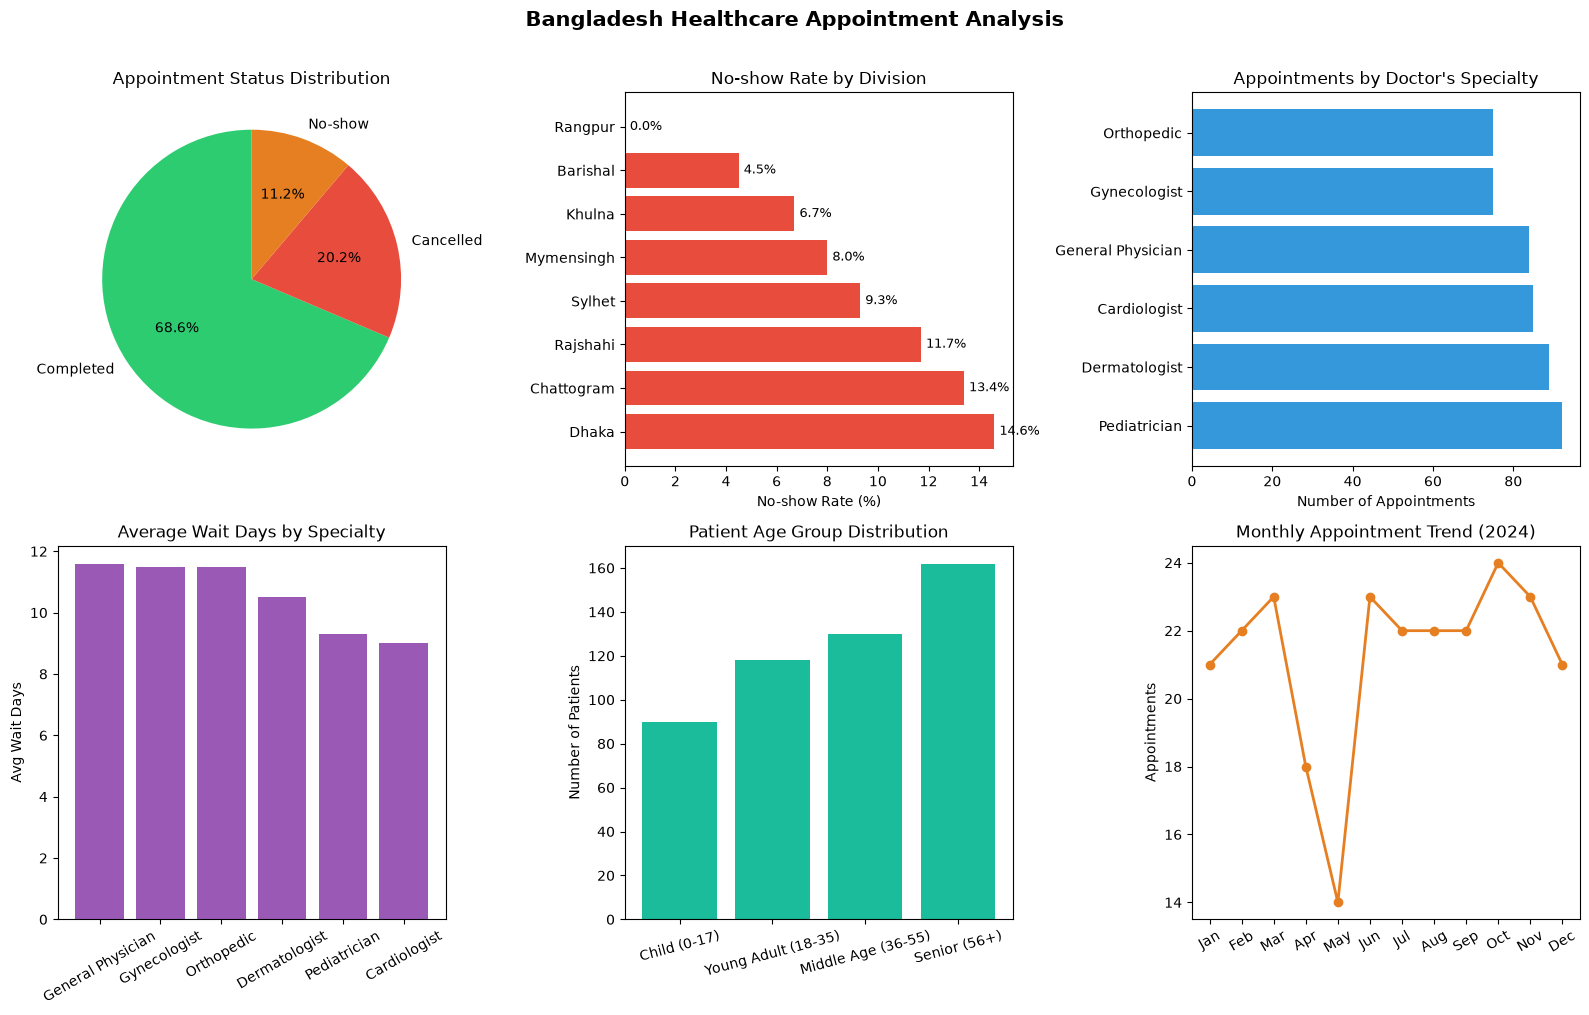
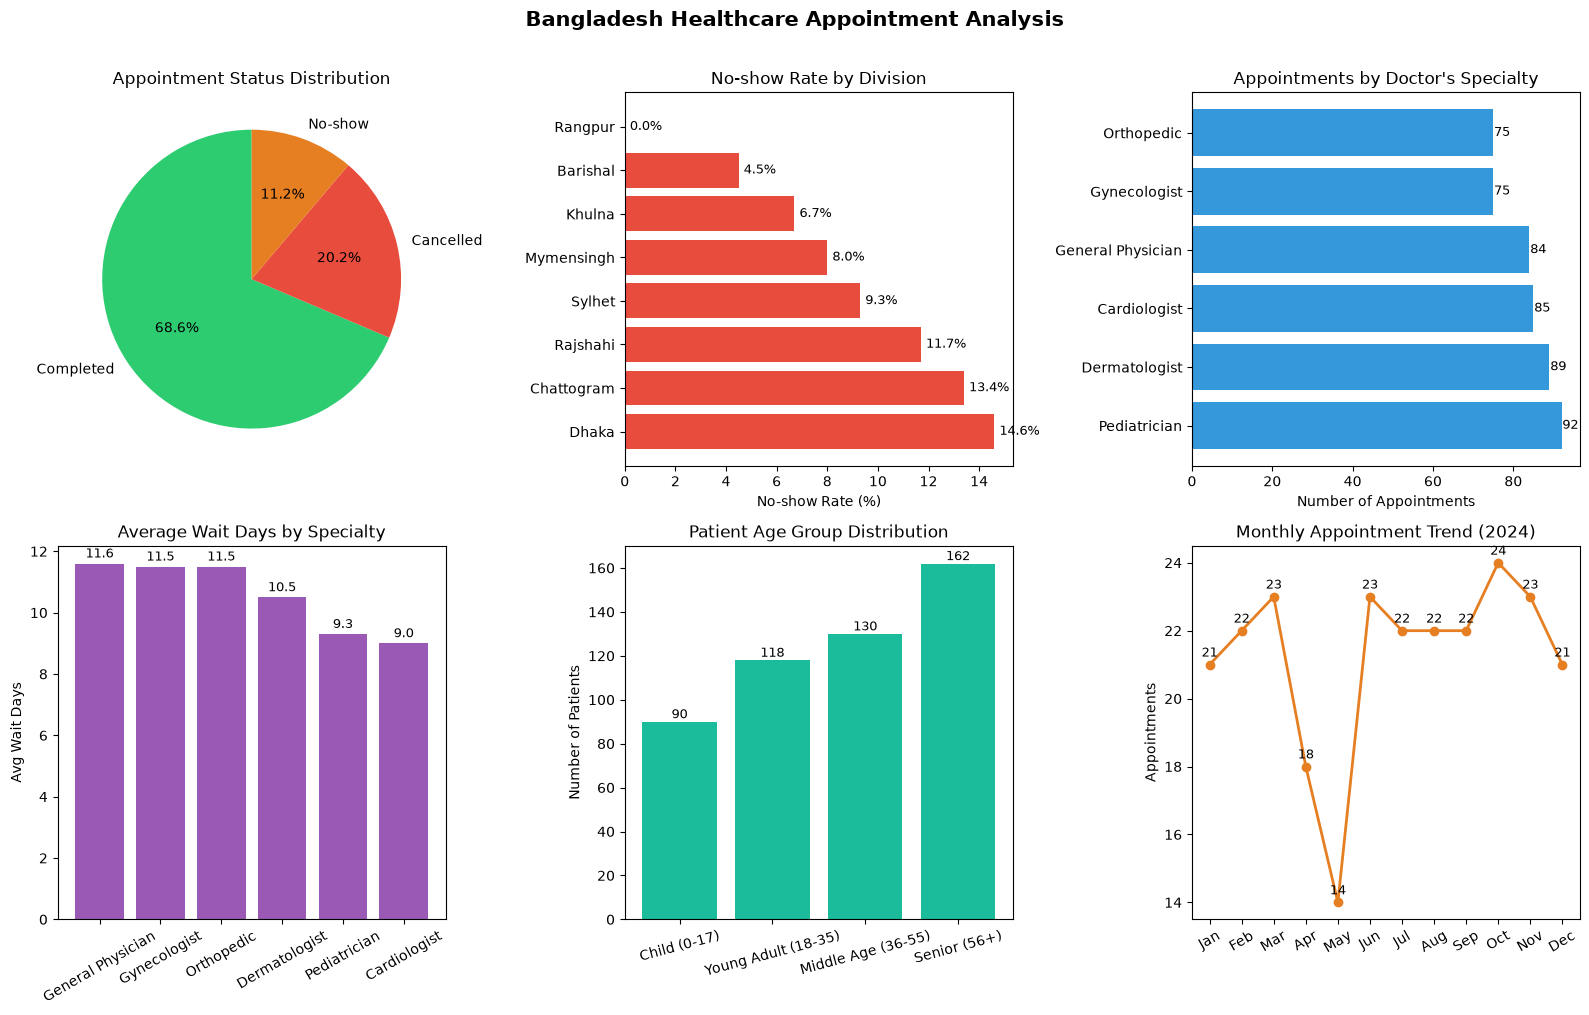
Code edit (unified diff) that turned the first committed figure into the second:
--- before
+++ after
@@ -26,4 +26,6 @@
 axes[0, 1].set_xlabel('No-show Rate (%)')
 axes[0, 1].set_title('No-show Rate by Division')
+
+# Add value labels above each point
 for i, v in enumerate(noshow_by_division['noshow_rate_pct']):
     axes[0, 1].text(v + 0.2, i, f'{v}%', va='center', fontsize=9)
@@ -38,4 +40,8 @@
 axes[0, 2].set_title("Appointments by Doctor's Specialty")
 
+# Add value labels above each point
+for i, v in enumerate(specialty_demand['appointments_count']):
+    axes[0, 2].text(v + 0.2, i, f'{v}', va='center', fontsize=9)
+
 # Plot 4 — Average Wait Days
 axes[1, 0].bar(
@@ -48,4 +54,8 @@
 axes[1, 0].tick_params(axis='x', rotation=30)
 
+# Add value labels above each point
+for i, v in enumerate(avg_wait['avg_wait_days']):
+    axes[1, 0].text(i, v + 0.1, f'{v:.1f}', ha='center', va='bottom', fontsize=9)
+
 # Plot 5 — Age Group Distribution
 axes[1, 1].bar(
@@ -57,4 +67,8 @@
 axes[1, 1].set_title('Patient Age Group Distribution')
 axes[1, 1].tick_params(axis='x', rotation=15)
+
+# Add value labels above each point
+for i, v in enumerate(age_dist['count']):
+    axes[1, 1].text(i, v + 0.2, f'{v}', ha='center', va='bottom', fontsize=9)
 
 # Plot 6 — Monthly Trend in 2024
@@ -71,4 +85,8 @@
 axes[1, 2].tick_params(axis='x', rotation=30)
 
+# Add value labels above each point
+for i, v in enumerate(trend_2024['count']):
+    axes[1, 2].text(i, v + 0.15, f'{v}', ha='center', va='bottom', fontsize=9)
+
 plt.tight_layout()
 plt.savefig('healthcare_analysis.png', dpi=150, bbox_inches='tight')

Commit: Implement code changes to enhance functionality and improve performance